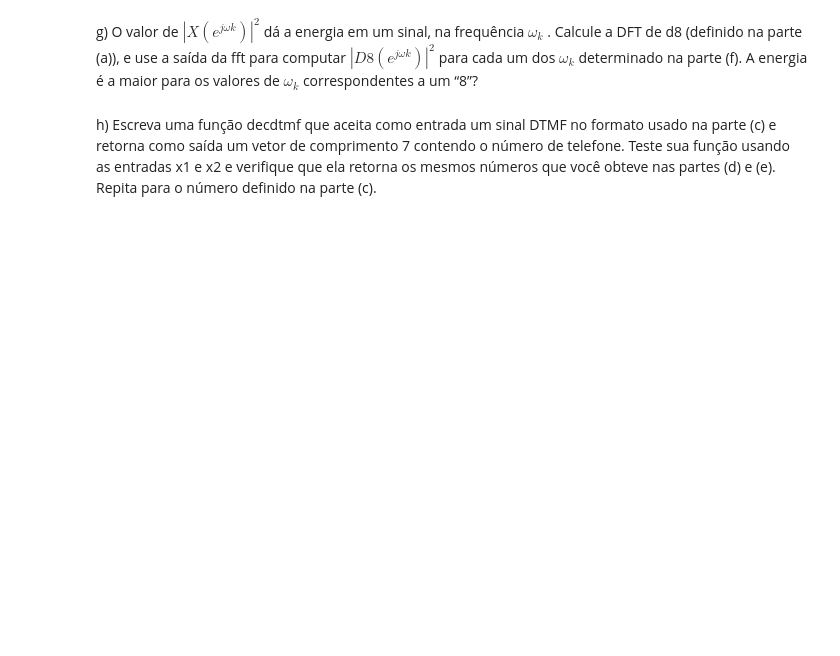
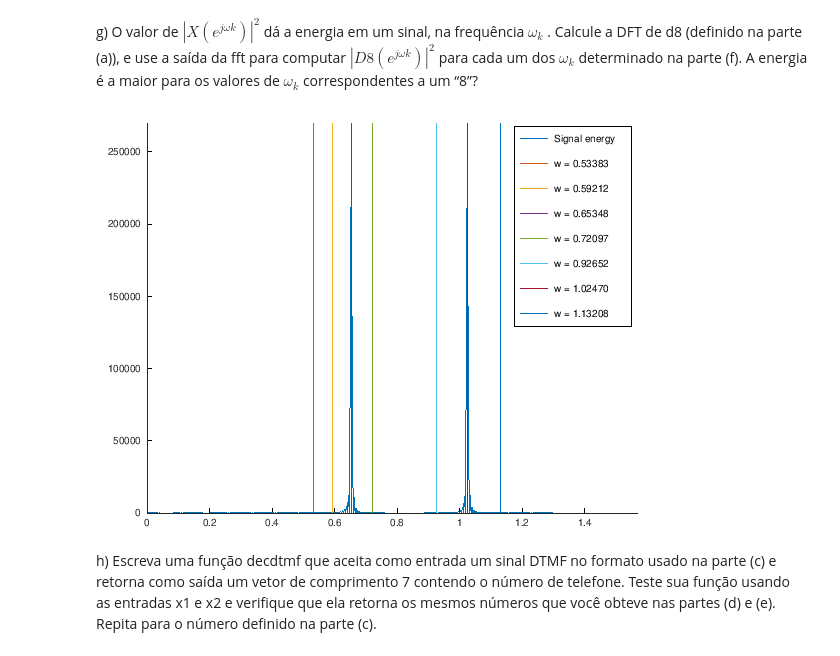
Before and after one commit to diegomhamilton/processamento-digital-de-sinais, a Jupyter notebook: Projeto_3/Projeto_3.ipynb, the cells around one changed output. Drawn from its saved outputs; the diff is of its cells as text; code cells hidden in the pictures; blank space fills up the shorter version.

```diff
--- a/Projeto_3/Projeto_3.ipynb
+++ b/Projeto_3/Projeto_3.ipynb
@@ -234,5 +257,21 @@ decoded_number =
 # %% [markdown]
 g) O valor de $|X(e^{j\omega k})|^2$ dá a energia em um sinal, na frequência $\omega_k$ . Calcule a DFT de d8 (definido na parte (a)), e use a saída da fft para computar $|D8(e^{j\omega k})|^2$ para cada um dos $\omega_k$ determinado na parte (f). A energia é a maior para os valores de $\omega_k$ correspondentes a um “8”?
+# %%
+D8 = fft(d8, 2048);
+E8 = D8 .* conj(D8);
+
+hold on
+plot(w_k, E8)
+
+for i = 1:size(adjusted_w)(2)
+    plot([adjusted_w(i), adjusted_w(i)], [0, 300000])
+end
+xlim([0 pi/2])
+ylim([0 270000])
+legend('Signal energy', 'w = 0.53383', 'w = 0.59212', 'w = 0.65348', 'w = 0.72097', 'w = 0.92652', 'w = 1.02470', 'w = 1.13208')
+hold off
+# %% [output]
+[figure, added]
 # %% [markdown]
 h) Escreva uma função decdtmf que aceita como entrada um sinal DTMF no formato usado
 na parte (c) e retorna como saída um vetor de comprimento 7 contendo o número de
```
Also changed, not shown: parts of 12 cells of this notebook.
